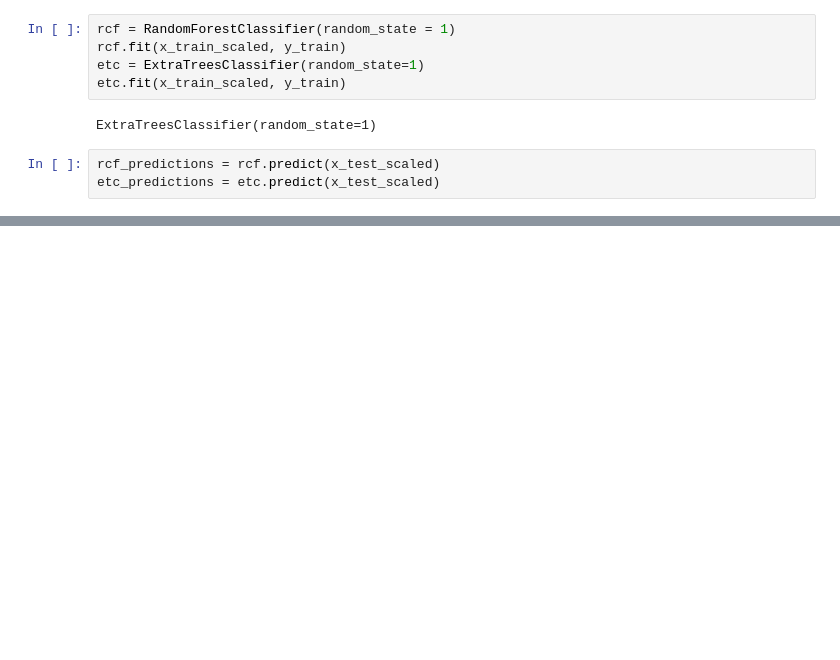
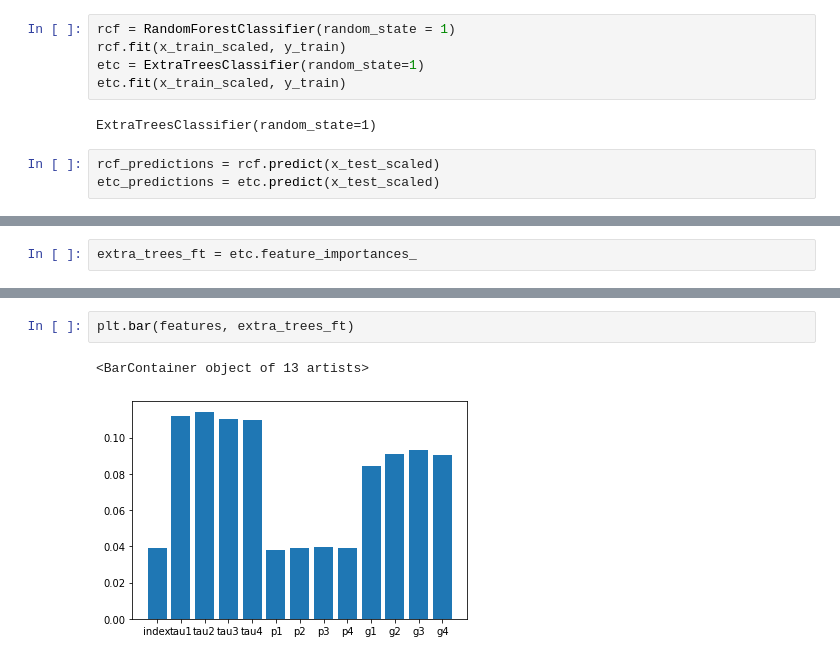
Before and after one commit to victoruwazurike1/Hamoye_Internship_Notebooks, a Jupyter notebook: classification_tag_along.ipynb, the cells around one changed output, grey strips where cells are left out. Drawn from its saved outputs; the diff is of its cells as text; blank space fills up the shorter version.

```diff
--- a/classification_tag_along.ipynb
+++ b/classification_tag_along.ipynb
@@ -147,0 +174,2 @@ etc_random_search = ExtraTreesClassifier(random_state=1)
+# %%
+extra_trees_ft = etc.feature_importances_
@@ -147,0 +183,5 @@ etc_random_search = ExtraTreesClassifier(random_state=1)
+# %%
+plt.bar(features, extra_trees_ft)
+# %% [output]
+<BarContainer object of 13 artists>
+[figure, added]
```
Also changed, not shown: parts of 18 cells of this notebook.
